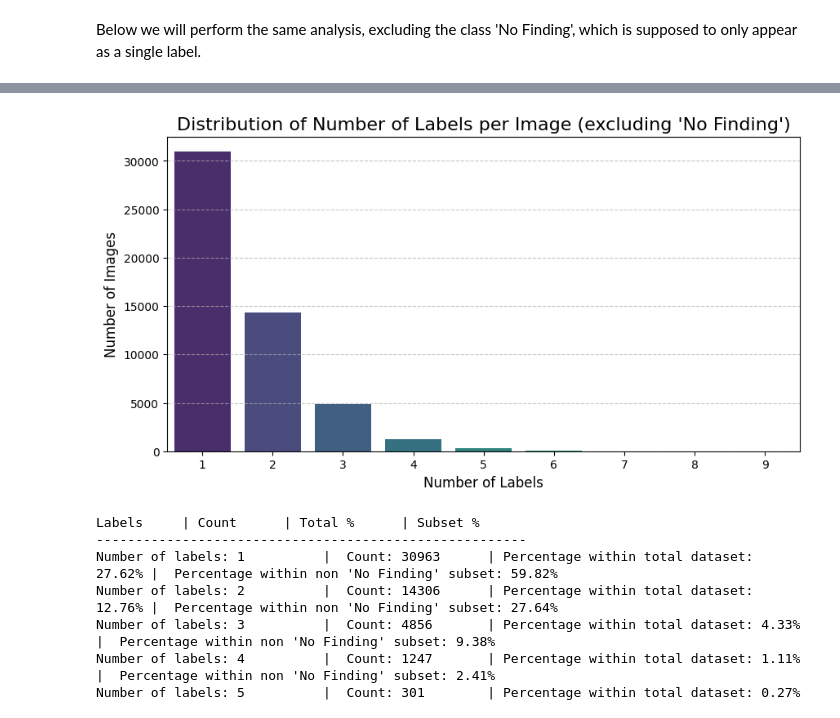
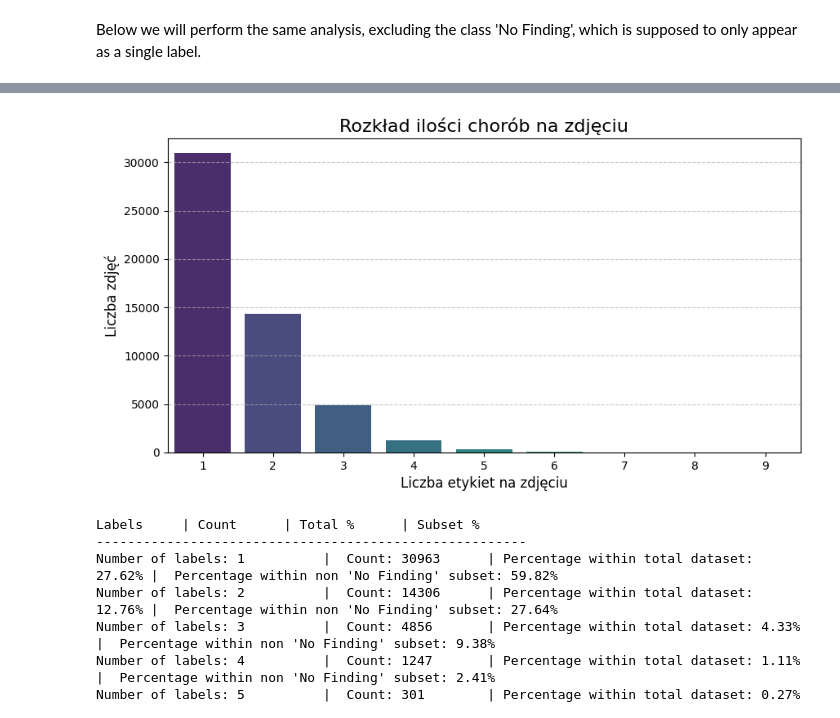
Before and after one commit to psiku/dnn-cxr-diagnostics, a Jupyter notebook: cxr-training-pipeline/notebooks/01_eda/cxr8_metadata_analysis.ipynb, the cells around one changed output, grey strips where cells are left out. Saved outputs shown, nothing was run; the diff lists cells and outputs as text; code cells hidden in the pictures.

```diff
--- a/cxr-training-pipeline/notebooks/01_eda/cxr8_metadata_analysis.ipynb
+++ b/cxr-training-pipeline/notebooks/01_eda/cxr8_metadata_analysis.ipynb
@@ -200,22 +198,22 @@ Below we will perform the same analysis, excluding the class 'No Finding', which
 # %%
 mask = metadata["finding_labels"].str.contains("No Finding")
 num_labels_per_row_excluding_no_finding = metadata[~mask]["finding_labels"].str.split("|").apply(len)
 
 plt.figure(figsize=(10, 5))
 sns.barplot(
     x=num_labels_per_row_excluding_no_finding.value_counts().sort_index().index,
     y=num_labels_per_row_excluding_no_finding.value_counts().sort_index().values,
     palette="viridis",
 )
-plt.title("Distribution of Number of Labels per Image (excluding 'No Finding')", fontsize=16)
-plt.xlabel("Number of Labels", fontsize=12)
-plt.ylabel("Number of Images", fontsize=12)
+plt.title("Rozkład ilości chorób na zdjęciu", fontsize=16)
+plt.xlabel("Liczba etykiet na zdjęciu", fontsize=12)
+plt.ylabel("Liczba zdjęć", fontsize=12)
 plt.grid(axis="y", linestyle="--", alpha=0.7)
 
 plt.show()
 # %% [output]
 [interactive output not drawn]
-[figure, old version]
+[figure, new version]
 # %%
 counts = num_labels_per_row_excluding_no_finding.value_counts().sort_index()
 total_len = len(metadata)
```
Also changed, not shown: parts of 2 cells of this notebook, 25 other files.
